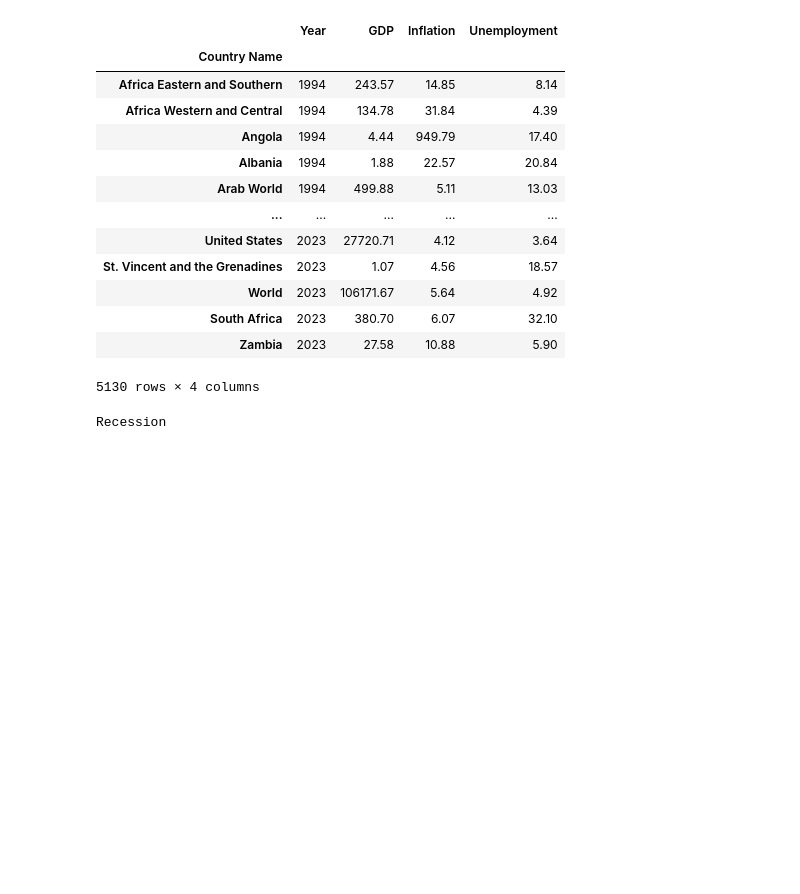
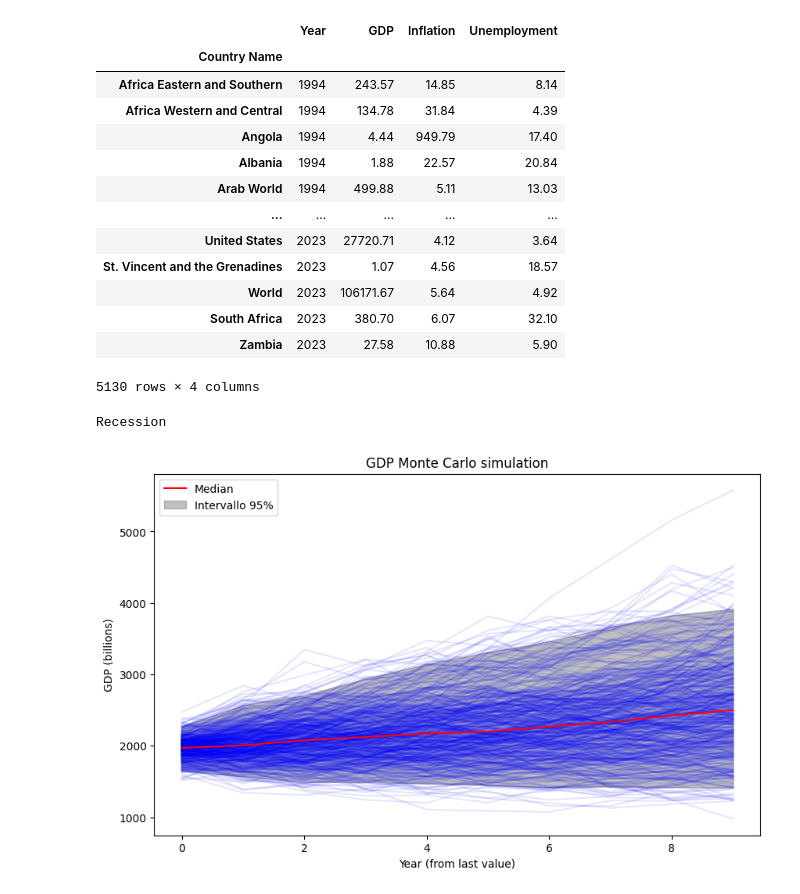
Before and after one commit to ChristianChimi/Macroeconomics, a Jupyter notebook: Macroeconomics-Analytics.ipynb, the cells around one changed output. Saved outputs shown, nothing was run; the diff lists cells and outputs as text; code cells hidden in the pictures; blank space fills up the shorter version.

```diff
--- a/Macroeconomics-Analytics.ipynb
+++ b/Macroeconomics-Analytics.ipynb
@@ -124,3 +125,42 @@ else:
     print("Not a recession")
 # %% [output]
 Recession
+# %%
+# Growth
+df_italy['Growth'] = (df_italy['GDP'].shift(-1) / df_italy['GDP'] - 1) * 100
+df_italy = df_italy.dropna()
+
+# Mean and STD
+mu = df_italy['Growth'].mean()
+sigma = df_italy['Growth'].std()
+
+# Parameters
+years_simulation = 10
+n_simulations = 500
+initial_pil = df_italy['GDP'].iloc[-1] #last value
+
+# Monte carlo simulation
+np.random.seed(42)
+simulations = np.zeros((n_simulations, years_simulation))
+for i in range(n_simulations):
+    pil = initial_pil
+    for j in range(years_simulation):
+        simulated_growth = np.random.normal(mu, sigma)
+        pil *= (1 + simulated_growth / 100)
+        simulations[i, j] = pil
+
+# Interval of confidence
+percentili = np.percentile(simulations, [2.5, 50, 97.5], axis=0)
+
+# plotting result
+plt.figure(figsize=(10, 6))
+plt.plot(simulations.T, color='blue', alpha=0.1)
+plt.plot(percentili[1], color='red', label='Median')
+plt.fill_between(range(years_simulation), percentili[0], percentili[2], color='gray', alpha=0.5, label='Intervallo 95%')
+plt.title('GDP Monte Carlo simulation')
+plt.xlabel('Year (from last value)')
+plt.ylabel('GDP (billions)')
+plt.legend()
+plt.show()
+# %% [output]
+[figure, added]
```
Also changed, not shown: parts of 1 cell of this notebook.
